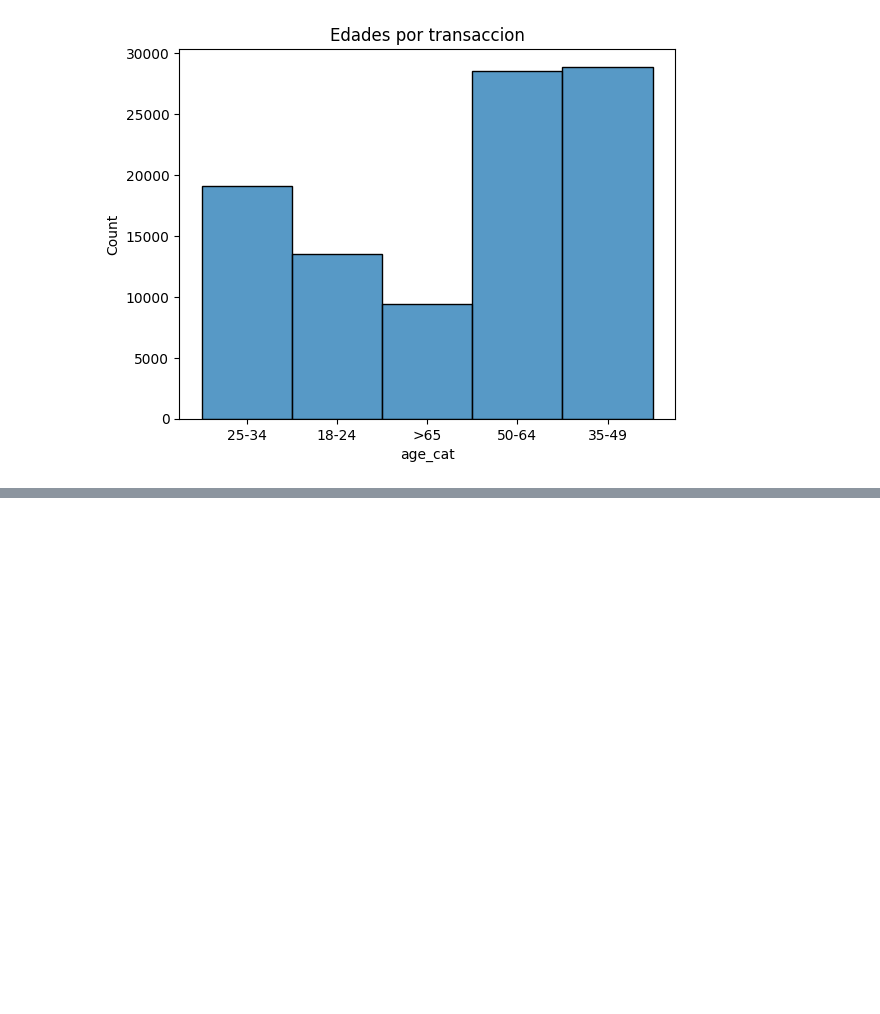
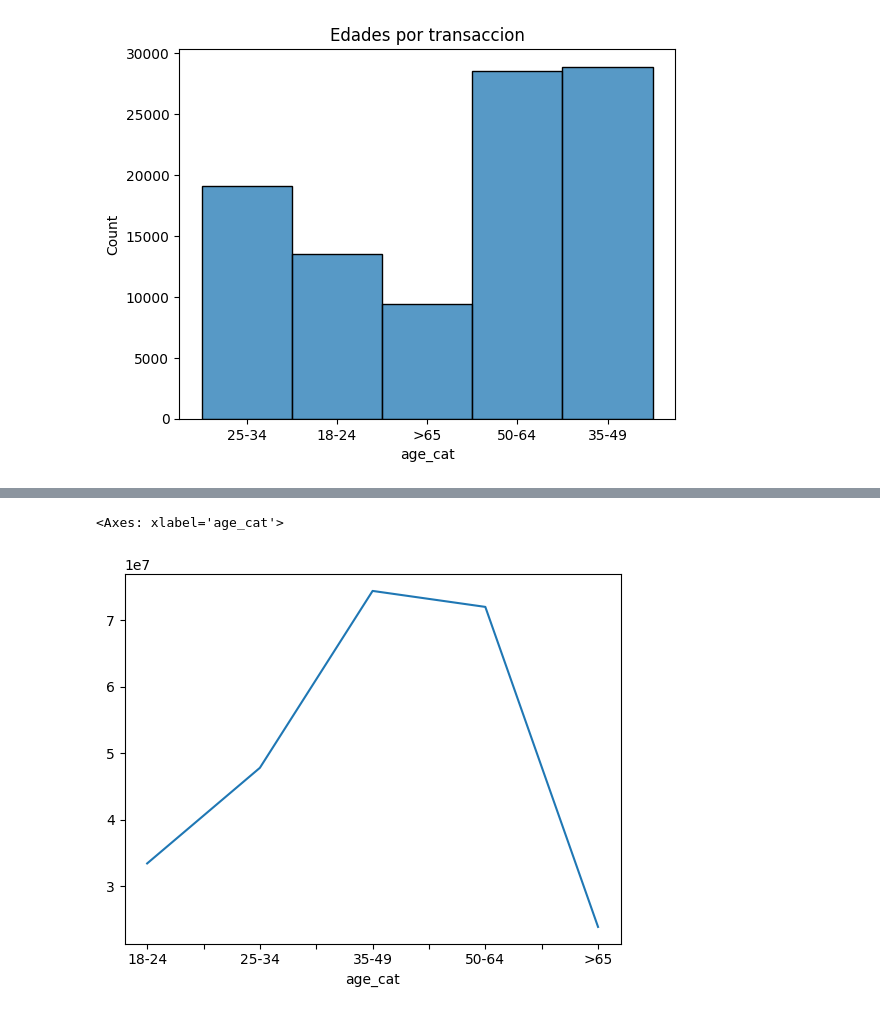
Before and after one commit to wvita1975/analisis_retail, a Jupyter notebook: retail.ipynb, the cells around one changed output, grey strips where cells are left out. Drawn from its saved outputs; the diff is of its cells as text; code cells hidden in the pictures; blank space fills up the shorter version.

```diff
--- a/retail.ipynb
+++ b/retail.ipynb
@@ -210,0 +213,6 @@ sb.histplot(data=df2, x='age_cat').set(title='Edades por transaccion')
+# %%
+df3 = df2.copy()
+# %%
+# Crear nueva columna para incluir el total por operacion (precio unitario x cantidad)
+
+df3['total'] =  df3['quantity'] * df3['price']
@@ -210,0 +229,4 @@ sb.histplot(data=df2, x='age_cat').set(title='Edades por transaccion')
+# %%
+# se creo un nuevo df con una agrupación por categoria para realizar la operacion y
+df_age_total = df3.groupby('age_cat')['total'].sum()
+print(df_age_total)
@@ -210,0 +241,6 @@ sb.histplot(data=df2, x='age_cat').set(title='Edades por transaccion')
+# %%
+# Plot
+df_age_total.plot()
+# %% [output]
+<Axes: xlabel='age_cat'>
+[figure, added]
```
Also changed, not shown: parts of 4 cells of this notebook.
